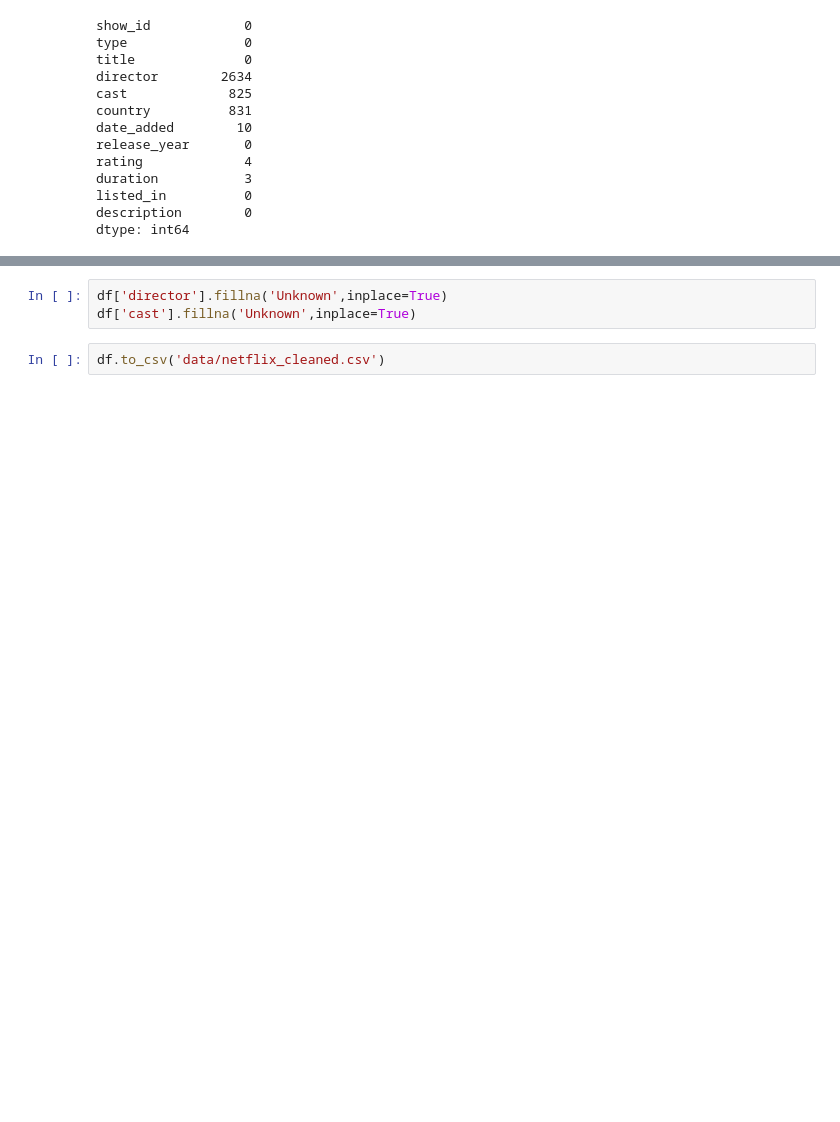
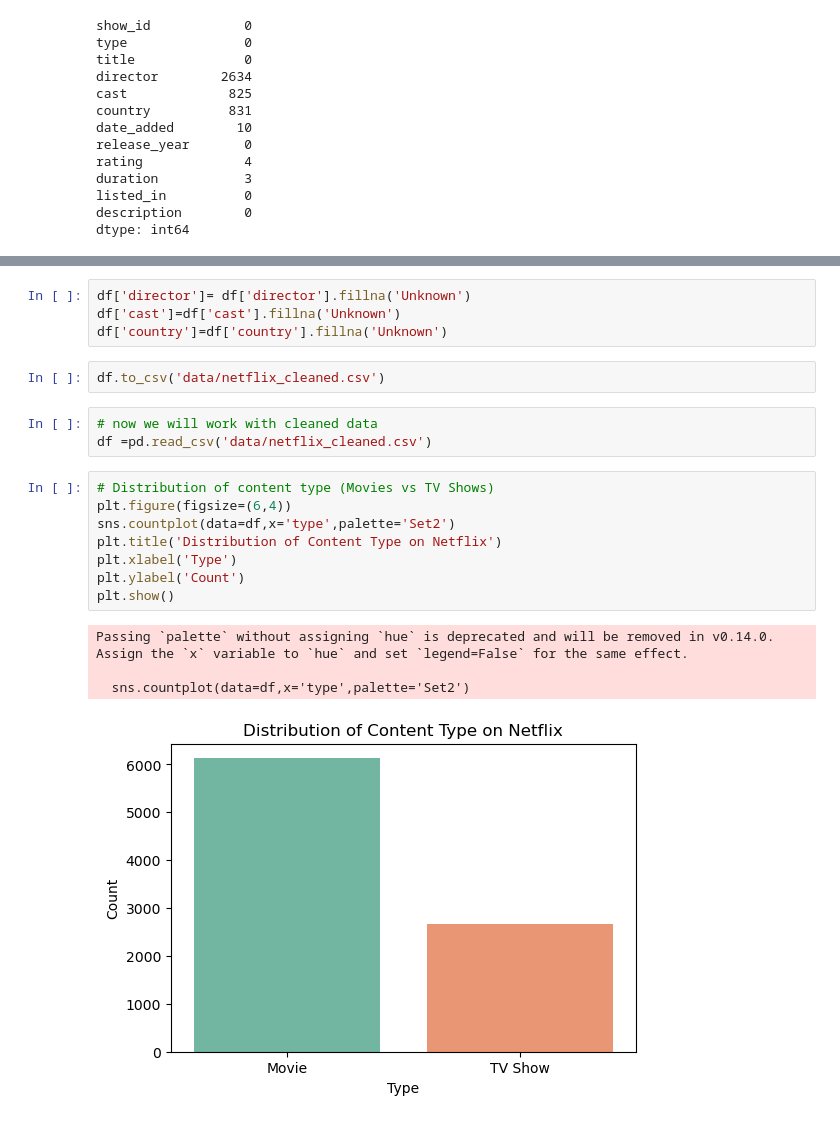
Before and after one commit to Harshal3304/netflix_data_analysis, a Jupyter notebook: analysis.ipynb, the cells around one changed output, grey strips where cells are left out. Drawn from its saved outputs; the diff is of its cells as text; blank space fills up the shorter version.

```diff
--- a/analysis.ipynb
+++ b/analysis.ipynb
@@ -93,6 +93,23 @@ description        0
 dtype: int64
 # %%
-df['director'].fillna('Unknown',inplace=True)
-df['cast'].fillna('Unknown',inplace=True)
+df['director']= df['director'].fillna('Unknown')
+df['cast']=df['cast'].fillna('Unknown')
+df['country']=df['country'].fillna('Unknown')
 # %%
 df.to_csv('data/netflix_cleaned.csv')
+# %%
+# now we will work with cleaned data
+df =pd.read_csv('data/netflix_cleaned.csv')
+# %%
+# Distribution of content type (Movies vs TV Shows)
+plt.figure(figsize=(6,4))
+sns.countplot(data=df,x='type',palette='Set2')
+plt.title('Distribution of Content Type on Netflix')
+plt.xlabel('Type')
+plt.ylabel('Count')
+plt.show()
+# %% [output]
+Passing `palette` without assigning `hue` is deprecated and will be removed in v0.14.0. Assign the `x` variable to `hue` and set `legend=False` for the same effect.
+
+  sns.countplot(data=df,x='type',palette='Set2')
+[figure, added]
```
Also changed, not shown: parts of 6 cells of this notebook, 1 other file.
